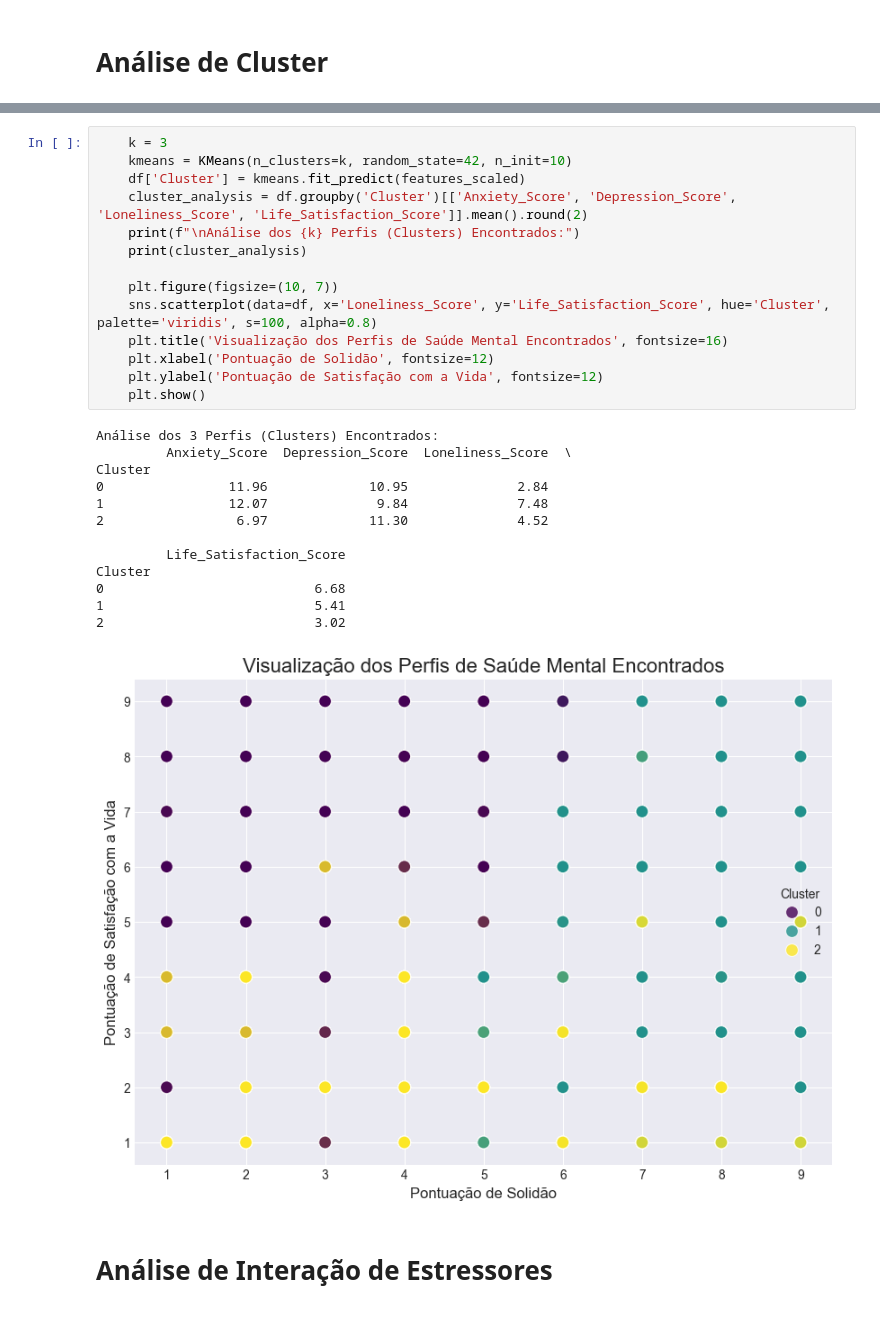
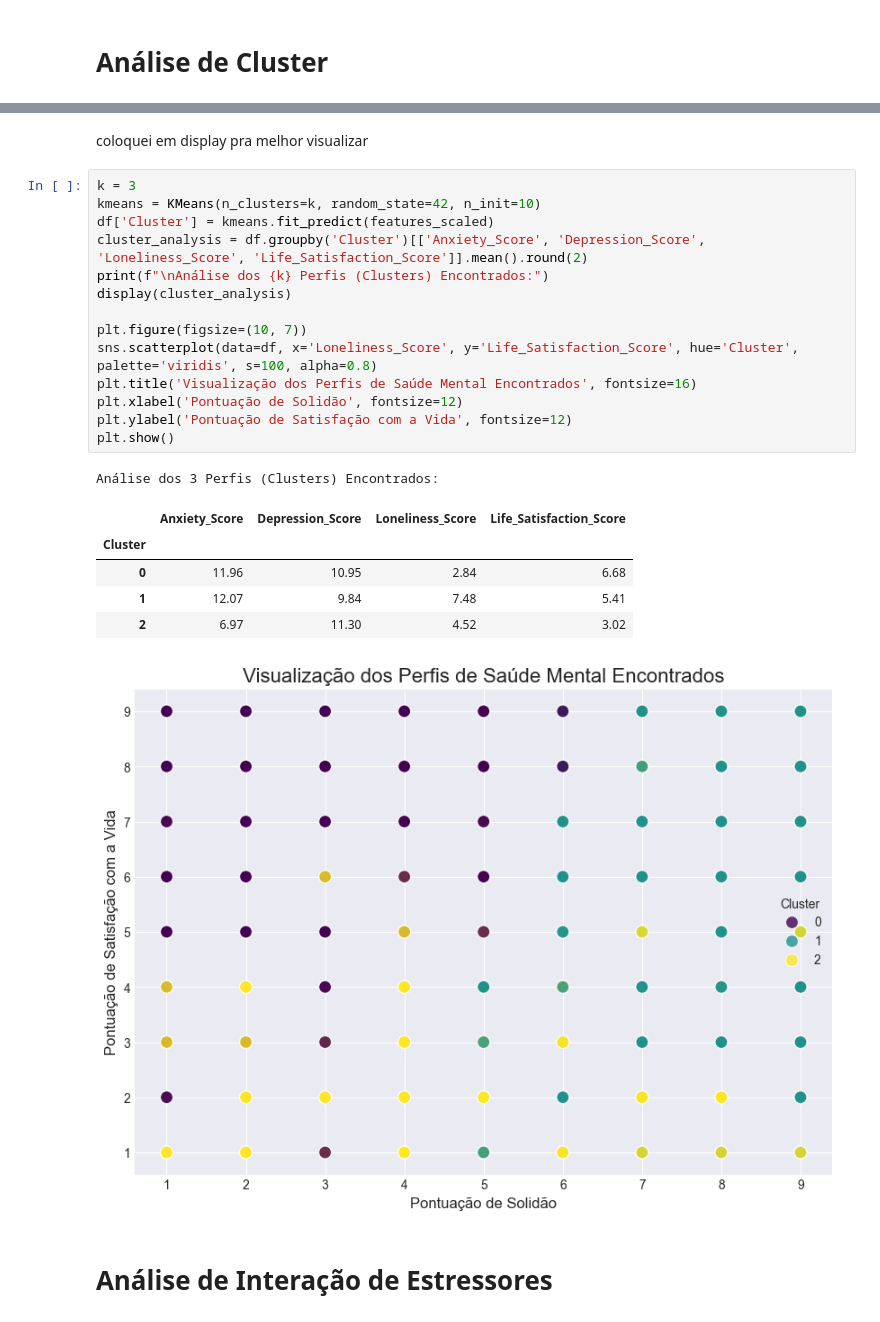
Before and after one commit to anandaesteves/projeto_saudemental, a Jupyter notebook: Projeto Saude Mental.ipynb, the cells around one changed output, grey strips where cells are left out. Cells and saved outputs as stored; diff of their text form.

Commit message:
análise preliminar

```diff
--- a/Projeto Saude Mental.ipynb
+++ b/Projeto Saude Mental.ipynb
@@ -509,33 +538,29 @@ Análise da Árvore de Decisão em formato de texto concluída.
 # %% [output]
 16. Análise de Cluster: Encontrando Perfis de Saúde Mental
 [figure]
+# %% [markdown]
+coloquei em display pra melhor visualizar
 # %%
-    k = 3
-    kmeans = KMeans(n_clusters=k, random_state=42, n_init=10)
-    df['Cluster'] = kmeans.fit_predict(features_scaled)
-    cluster_analysis = df.groupby('Cluster')[['Anxiety_Score', 'Depression_Score', 'Loneliness_Score', 'Life_Satisfaction_Score']].mean().round(2)
-    print(f"\nAnálise dos {k} Perfis (Clusters) Encontrados:")
-    print(cluster_analysis)
+k = 3
+kmeans = KMeans(n_clusters=k, random_state=42, n_init=10)
+df['Cluster'] = kmeans.fit_predict(features_scaled)
+cluster_analysis = df.groupby('Cluster')[['Anxiety_Score', 'Depression_Score', 'Loneliness_Score', 'Life_Satisfaction_Score']].mean().round(2)
+print(f"\nAnálise dos {k} Perfis (Clusters) Encontrados:")
+display(cluster_analysis)
 
-    plt.figure(figsize=(10, 7))
-    sns.scatterplot(data=df, x='Loneliness_Score', y='Life_Satisfaction_Score', hue='Cluster', palette='viridis', s=100, alpha=0.8)
-    plt.title('Visualização dos Perfis de Saúde Mental Encontrados', fontsize=16)
-    plt.xlabel('Pontuação de Solidão', fontsize=12)
-    plt.ylabel('Pontuação de Satisfação com a Vida', fontsize=12)
-    plt.show()
+plt.figure(figsize=(10, 7))
+sns.scatterplot(data=df, x='Loneliness_Score', y='Life_Satisfaction_Score', hue='Cluster', palette='viridis', s=100, alpha=0.8)
+plt.title('Visualização dos Perfis de Saúde Mental Encontrados', fontsize=16)
+plt.xlabel('Pontuação de Solidão', fontsize=12)
+plt.ylabel('Pontuação de Satisfação com a Vida', fontsize=12)
+plt.show()
 # %% [output]
 Análise dos 3 Perfis (Clusters) Encontrados:
-         Anxiety_Score  Depression_Score  Loneliness_Score  \
-Cluster
-0                11.96             10.95              2.84
-1                12.07              9.84              7.48
-2                 6.97             11.30              4.52
-
-         Life_Satisfaction_Score
-Cluster
-0                           6.68
-1                           5.41
-2                           3.02
+|  | Anxiety_Score | Depression_Score | Loneliness_Score | Life_Satisfaction_Score |
+| Cluster |  |  |  |  |
+| 0 | 11.96 | 10.95 | 2.84 | 6.68 |
+| 1 | 12.07 | 9.84 | 7.48 | 5.41 |
+| 2 | 6.97 | 11.30 | 4.52 | 3.02 |
 [figure]
 # %% [markdown]
 # Análise de Interação de Estressores #
```
Also changed, not shown: parts of 31 cells of this notebook.
